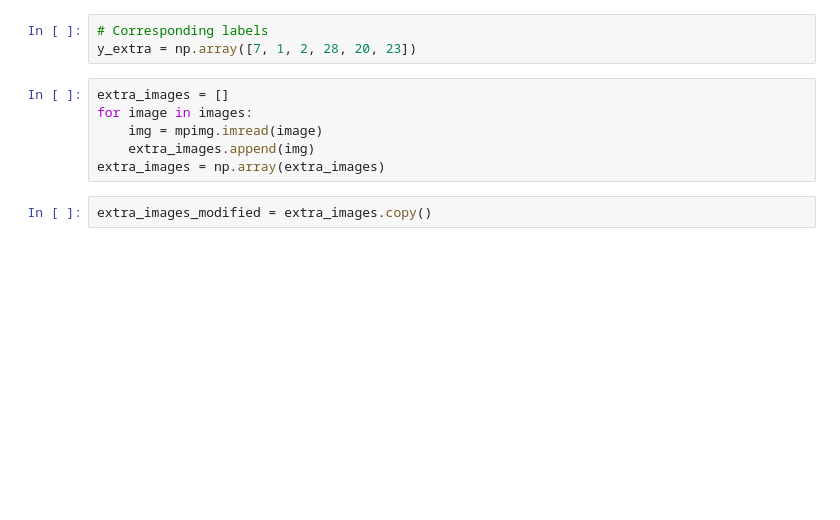
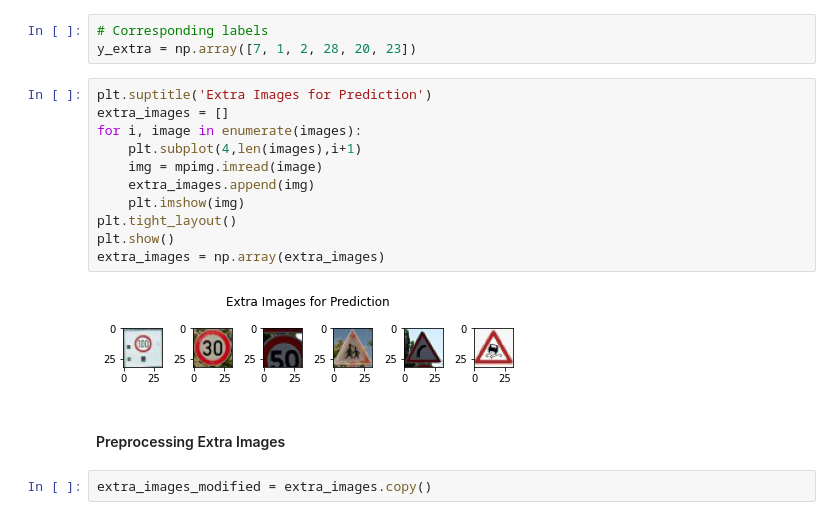
Before and after one commit to rezarajan/sdc-traffic-sign-classifier, a Jupyter notebook: Traffic_Sign_Classifier.ipynb, the cells around one changed output. Cells and saved outputs as stored; diff of their text form; blank space fills up the shorter version.

Commit message:
docs: extra sign classification

```diff
--- a/Traffic_Sign_Classifier.ipynb
+++ b/Traffic_Sign_Classifier.ipynb
@@ -754,11 +754,20 @@ images
 # Corresponding labels
 y_extra = np.array([7, 1, 2, 28, 20, 23])
 # %%
+plt.suptitle('Extra Images for Prediction')
 extra_images = []
-for image in images:
+for i, image in enumerate(images):
+    plt.subplot(4,len(images),i+1)
     img = mpimg.imread(image)
     extra_images.append(img)
+    plt.imshow(img)
+plt.tight_layout()
+plt.show()
 extra_images = np.array(extra_images)
+# %% [output]
+[figure, added]
+# %% [markdown]
+#### Preprocessing Extra Images
 # %%
 extra_images_modified = extra_images.copy()
 # %%
```
Also changed, not shown: parts of 18 cells of this notebook.
